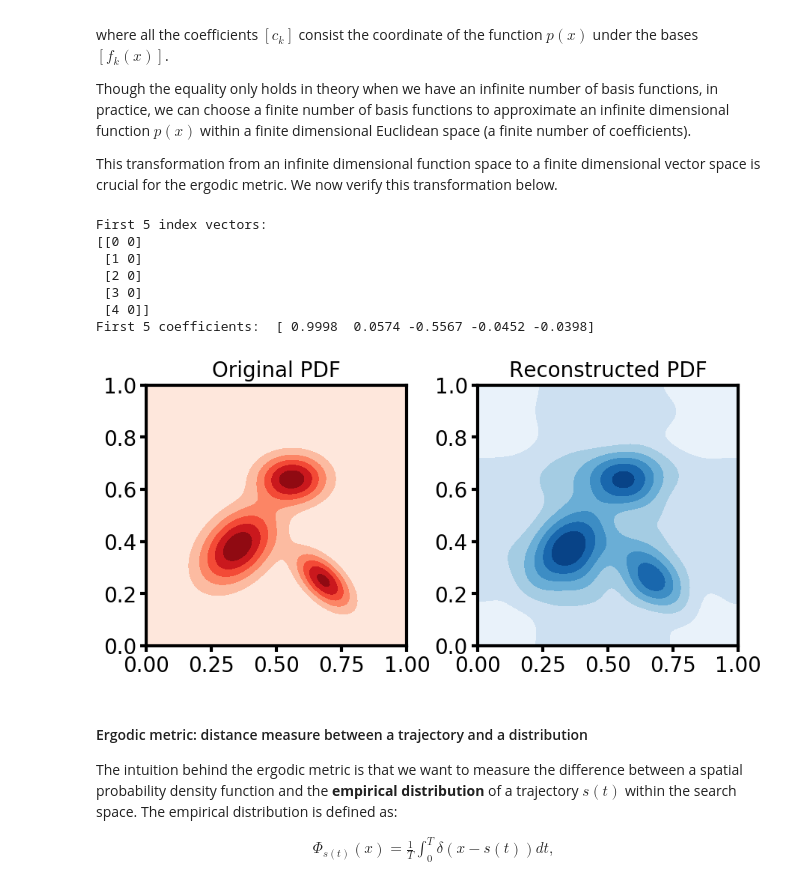
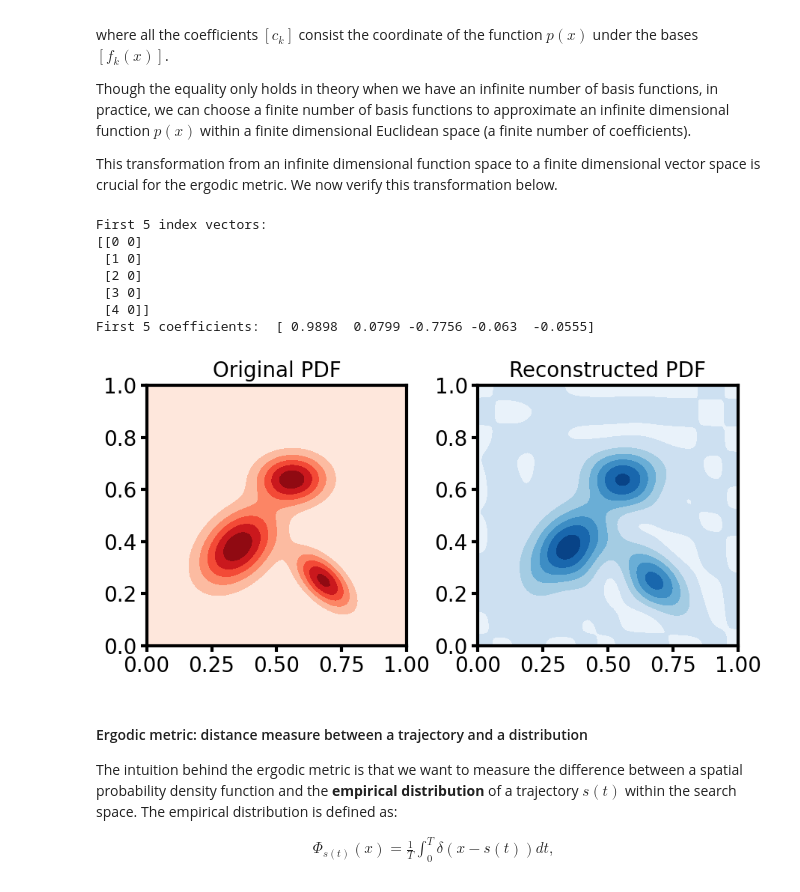
Before and after one commit to MurpheyLab/ergodic-control-sandbox, a Jupyter notebook: ergodic_metric.ipynb, the cells around one changed output. Cells and saved outputs as stored; diff of their text form; code cells hidden in the pictures.

```diff
--- a/ergodic_metric.ipynb
+++ b/ergodic_metric.ipynb
@@ -20,6 +20,8 @@ mpl.rcParams['xtick.labelsize'] = 20
 mpl.rcParams['ytick.major.size'] = 6
 mpl.rcParams['ytick.major.width'] = 3
 mpl.rcParams['ytick.labelsize'] = 20
+mpl.rcParams['lines.markersize'] = 5
+mpl.rcParams['legend.fontsize'] = 15
 # %% [markdown]
 #### Fourier basis function
 
@@ -111,6 +112,8 @@ coefficients = np.zeros(ks.shape[0])  # number of coefficients matches the numbe
 for i, k_vec in enumerate(ks):
     # step 1: evaluate the fourier basis function over all the grid cells
     fk_vals = np.prod(np.cos(np.pi * k_vec / L_list * grids), axis=1)  # we use NumPy's broadcasting feature to simplify computation
+    hk = np.sqrt(np.sum(np.square(fk_vals)) * dx * dy)  # normalization term
+    fk_vals /= hk
 
     # step 2: evaluate the spatial probabilty density function over all the grid cells
     pdf_vals = pdf(grids)  # this can computed ahead of the time
@@ -127,39 +130,42 @@ First 5 index vectors:
  [2 0]
  [3 0]
  [4 0]]
-First 5 coefficients:  [ 0.9998  0.0574 -0.5567 -0.0452 -0.0398]
+First 5 coefficients:  [ 0.9898  0.0799 -0.7756 -0.063  -0.0555]
 # %%
 ### We can verify the correctness of the coefficients by reconstructing the probability
 ### density function through the coefficients
 
 pdf_recon = np.zeros(grids.shape[0])
 for i, (ck, k_vec) in enumerate(zip(coefficients, ks)):
     fk_vals = np.prod(np.cos(np.pi * k_vec / L_list * grids), axis=1)
+    hk = np.sqrt(np.sum(np.square(fk_vals)) * dx * dy)
+    fk_vals /= hk
+
     pdf_recon += ck * fk_vals
 
 pdf_gt = pdf(grids)  # ground truth density function
 
 # visualize for comparison
 fig, axes = plt.subplots(1, 2, figsize=(9,5), dpi=100, tight_layout=True)
 
 ax = axes[0]
 ax.set_aspect('equal')
 ax.set_xlim(0.0, 1.0)
 ax.set_ylim(0.0, 1.0)
 ax.set_title('Original PDF')
 ax.contourf(grids_x, grids_y, pdf_gt.reshape(grids_x.shape), cmap='Reds')
 
 ax = axes[1]
 ax.set_aspect('equal')
 ax.set_xlim(0.0, 1.0)
 ax.set_ylim(0.0, 1.0)
 ax.set_title('Reconstructed PDF')
 ax.contourf(grids_x, grids_y, pdf_recon.reshape(grids_x.shape), cmap='Blues')
 
 plt.show()
 plt.close()
 # %% [output]
-[figure, old version]
+[figure, new version]
 # %% [markdown]
 #### Ergodic metric: distance measure between a trajectory and a distribution
 
```
Also changed, not shown: parts of 4 cells of this notebook.
